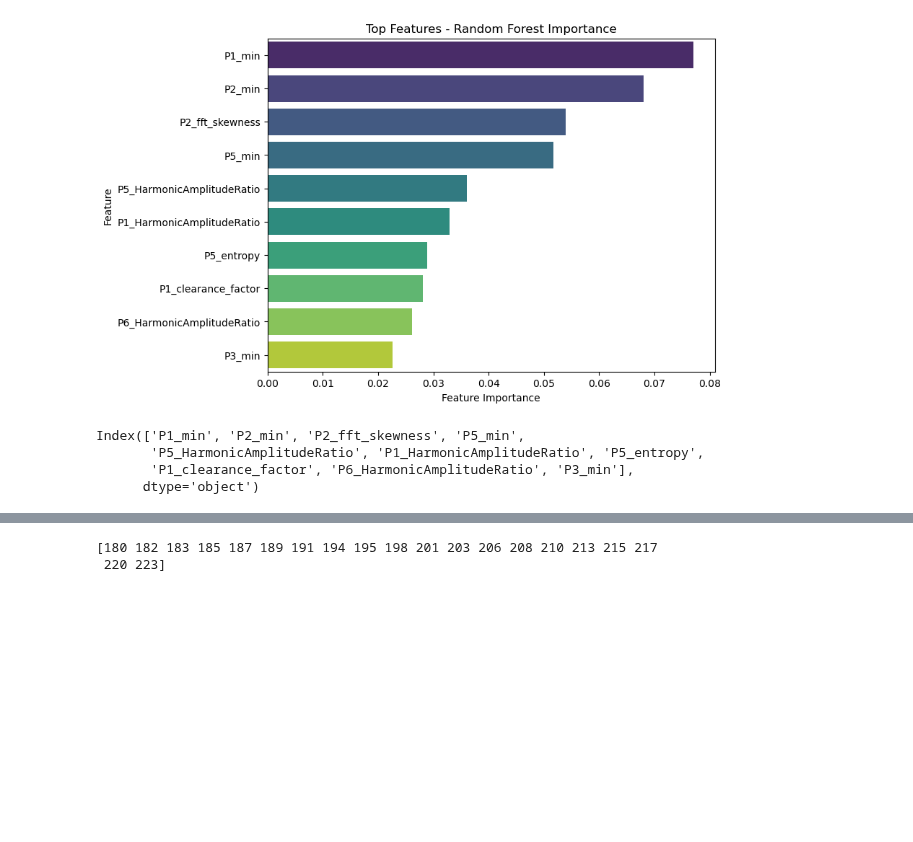
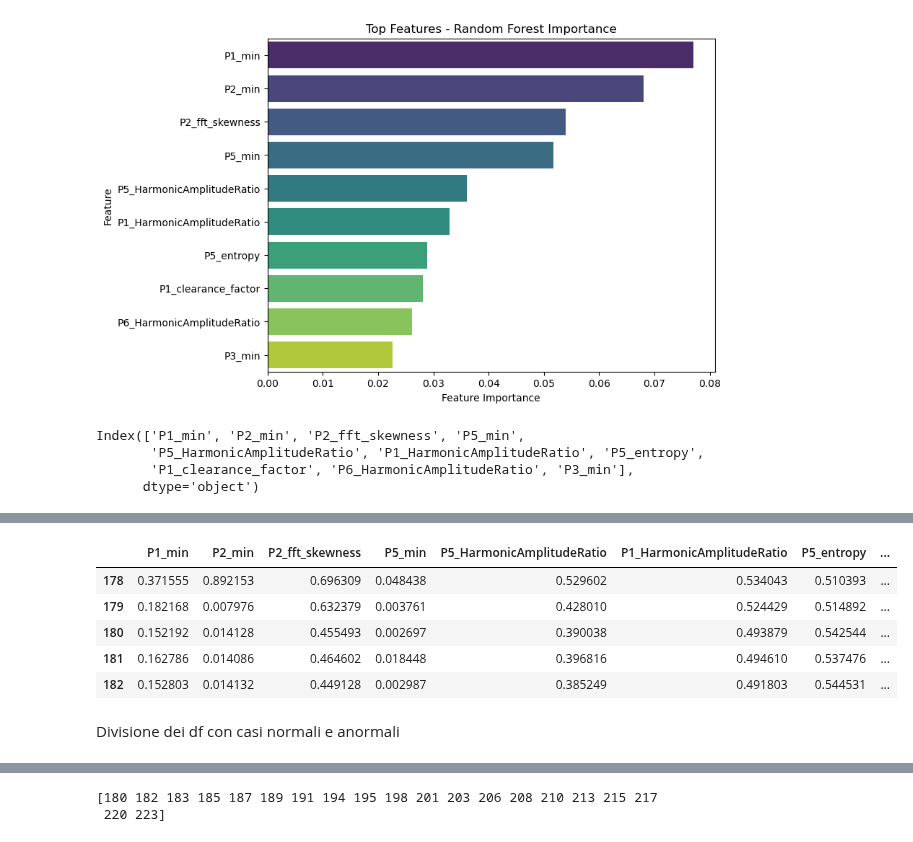
Before and after one commit to alexxdediu/Data-Challenge-PHM-Asia-Pacific-2023, a Jupyter notebook: models/model_task_1.ipynb, the cells around one changed output, grey strips where cells are left out. Cells and saved outputs as stored; diff of their text form; code cells hidden in the pictures; blank space fills up the shorter version.

```diff
--- a/models/model_task_1.ipynb
+++ b/models/model_task_1.ipynb
@@ -371,4 +365,15 @@ range(178, 224)
 # %%
 df_test["pred"] = pred
+# %%
+df_test.head()
+# %% [output]
+|  | P1_min | P2_min | P2_fft_skewness | P5_min | P5_HarmonicAmplitudeRatio | P1_HarmonicAmplitudeRatio | P5_entropy | ... |
+| 178 | 0.371555 | 0.892153 | 0.696309 | 0.048438 | 0.529602 | 0.534043 | 0.510393 | ... |
+| 179 | 0.182168 | 0.007976 | 0.632379 | 0.003761 | 0.428010 | 0.524429 | 0.514892 | ... |
+| 180 | 0.152192 | 0.014128 | 0.455493 | 0.002697 | 0.390038 | 0.493879 | 0.542544 | ... |
+| 181 | 0.162786 | 0.014086 | 0.464602 | 0.018448 | 0.396816 | 0.494610 | 0.537476 | ... |
+| 182 | 0.152803 | 0.014132 | 0.449128 | 0.002987 | 0.385249 | 0.491803 | 0.544531 | ... |
+# %% [markdown]
+Divisione dei df con casi normali e anormali
 # %%
 df_pred_test_normal = df_test.loc[df_test['pred'] == 0]
```
Also changed, not shown: parts of 28 cells of this notebook, 6 other files.
